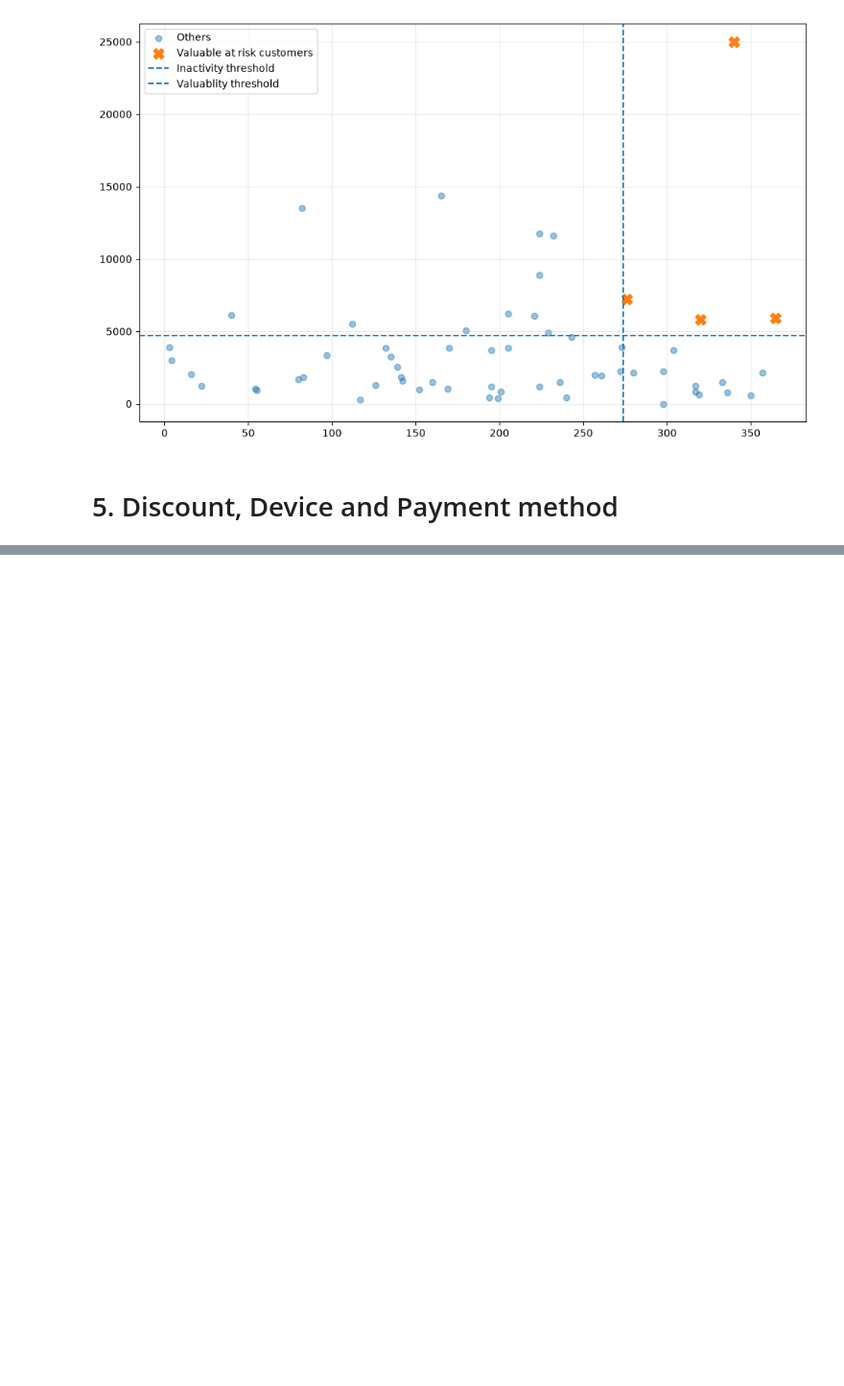
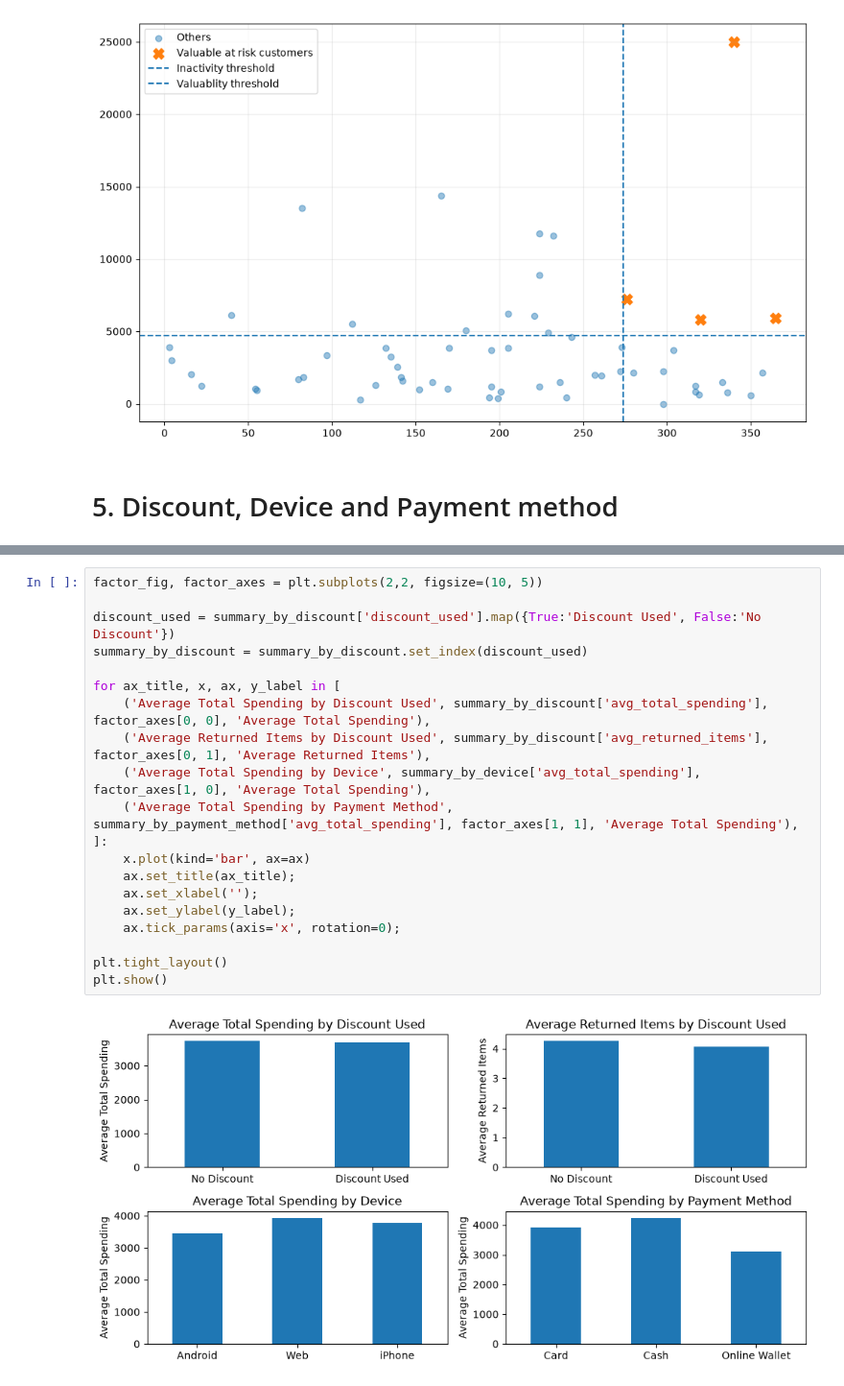
Before and after one commit to AradPilevarJavid/studybuild-customer-analysis-02, a Jupyter notebook: submissions/m-safari/customer_analytics_m-safari.ipynb, the cells around one changed output, grey strips where cells are left out. Shown at 96% size. Drawn from its saved outputs; the diff is of its cells as text; blank space fills up the shorter version.

```diff
--- a/submissions/m-safari/project02_analysis.ipynb
+++ b/submissions/m-safari/customer_analytics_m-safari.ipynb
@@ -378,0 +427,22 @@ plt.show()
+# %%
+factor_fig, factor_axes = plt.subplots(2,2, figsize=(10, 5))
+
+discount_used = summary_by_discount['discount_used'].map({True:'Discount Used', False:'No Discount'})
+summary_by_discount = summary_by_discount.set_index(discount_used)
+
+for ax_title, x, ax, y_label in [
+    ('Average Total Spending by Discount Used', summary_by_discount['avg_total_spending'], factor_axes[0, 0], 'Average Total Spending'),
+    ('Average Returned Items by Discount Used', summary_by_discount['avg_returned_items'], factor_axes[0, 1], 'Average Returned Items'),
+    ('Average Total Spending by Device', summary_by_device['avg_total_spending'], factor_axes[1, 0], 'Average Total Spending'),
+    ('Average Total Spending by Payment Method', summary_by_payment_method['avg_total_spending'], factor_axes[1, 1], 'Average Total Spending'),
+]:
+    x.plot(kind='bar', ax=ax)
+    ax.set_title(ax_title);
+    ax.set_xlabel('');
+    ax.set_ylabel(y_label);
+    ax.tick_params(axis='x', rotation=0);
+
+plt.tight_layout()
+plt.show()
+# %% [output]
+[figure, added]
```
Also changed, not shown: parts of 1 cell of this notebook, 1 other file.
